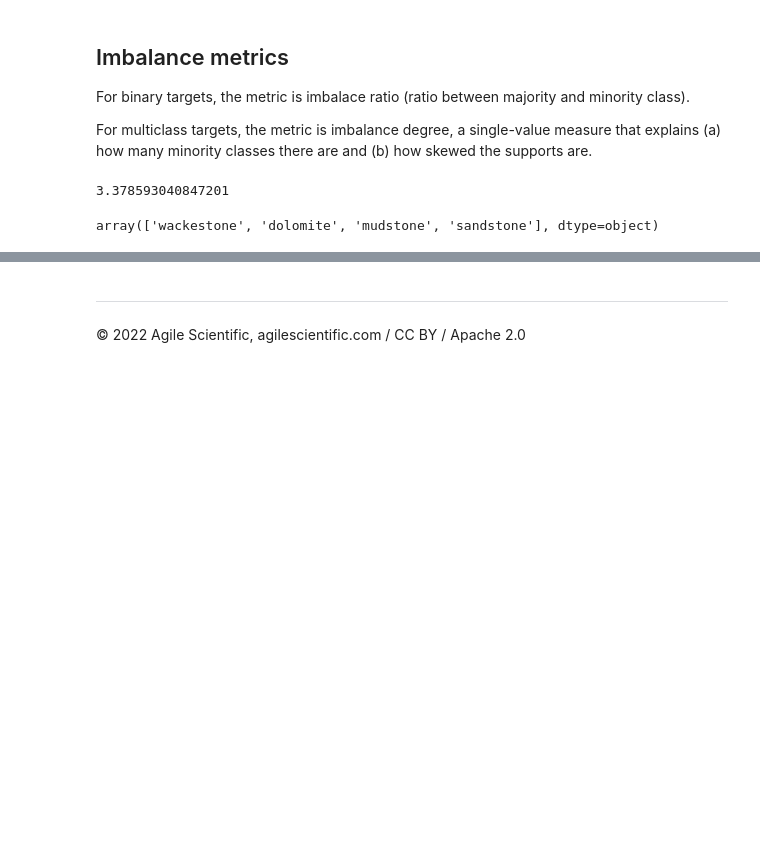
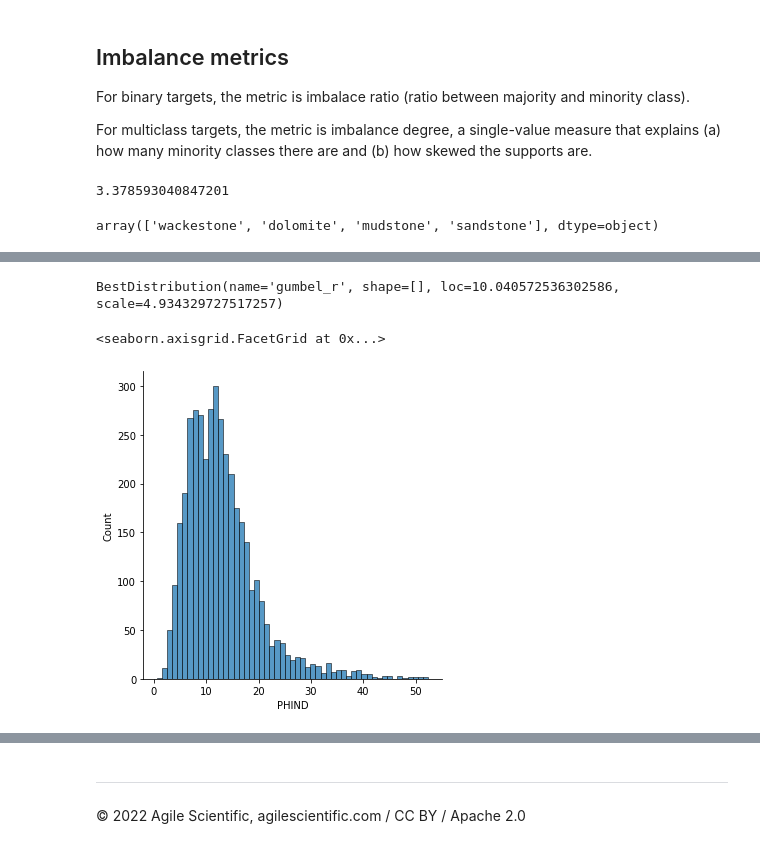
Before and after one commit to scienxlab/redflag, a Jupyter notebook: notebooks/Using_redflag.ipynb, the cells around one changed output, grey strips where cells are left out. Cells and saved outputs as stored; diff of their text form; code cells hidden in the pictures; blank space fills up the shorter version.

```diff
--- a/notebooks/Using_redflag.ipynb
+++ b/notebooks/Using_redflag.ipynb
@@ -87,0 +141,9 @@ array(['wackestone', 'dolomite', 'mudstone', 'sandstone'], dtype=object)
+# %%
+rf.best_distribution(df['PHIND'])
+# %% [output]
+BestDistribution(name='gumbel_r', shape=[], loc=10.040572536302586, scale=4.934329727517257)
+# %%
+sns.displot(df['PHIND'])
+# %% [output]
+<seaborn.axisgrid.FacetGrid at 0x...>
+[figure, added]
```
Also changed, not shown: parts of 17 cells of this notebook, 6 other files.
